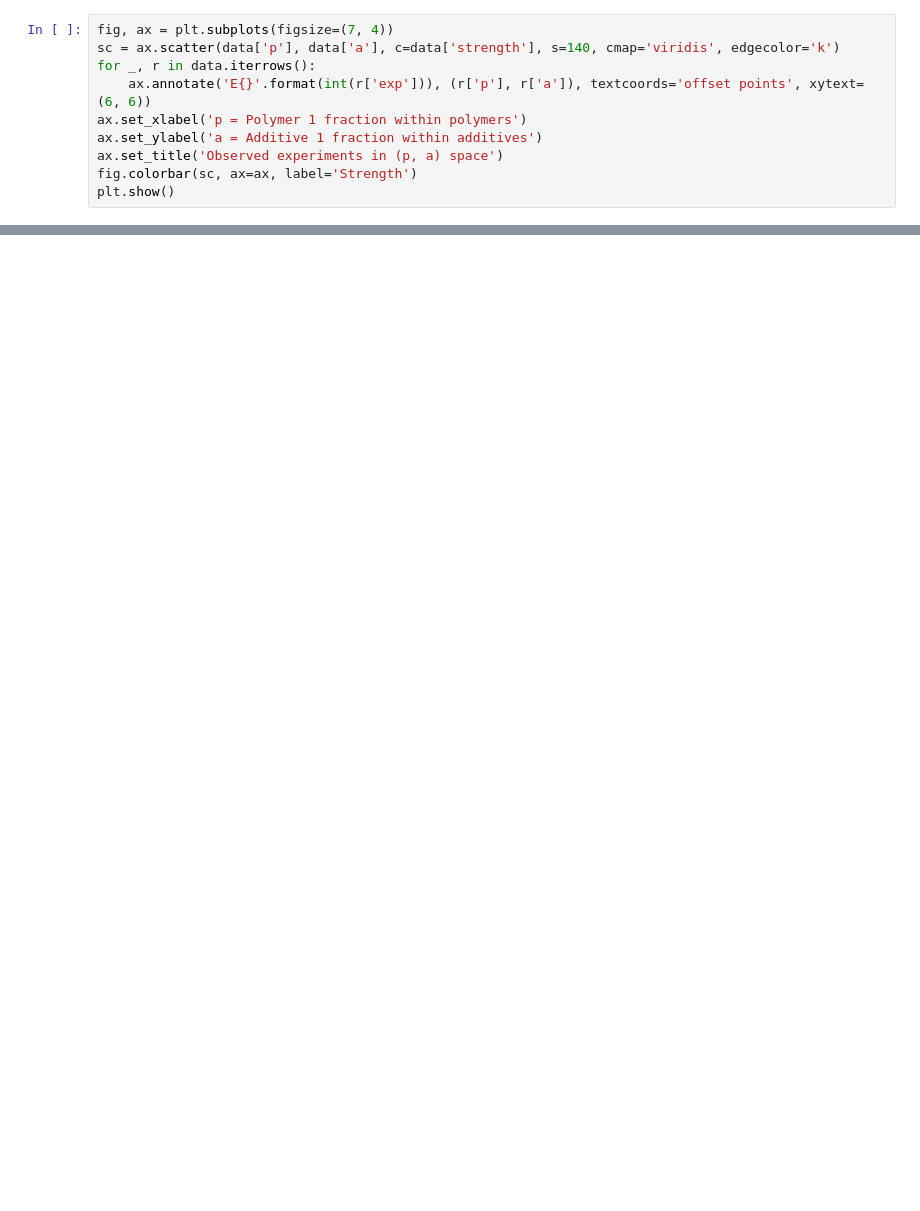
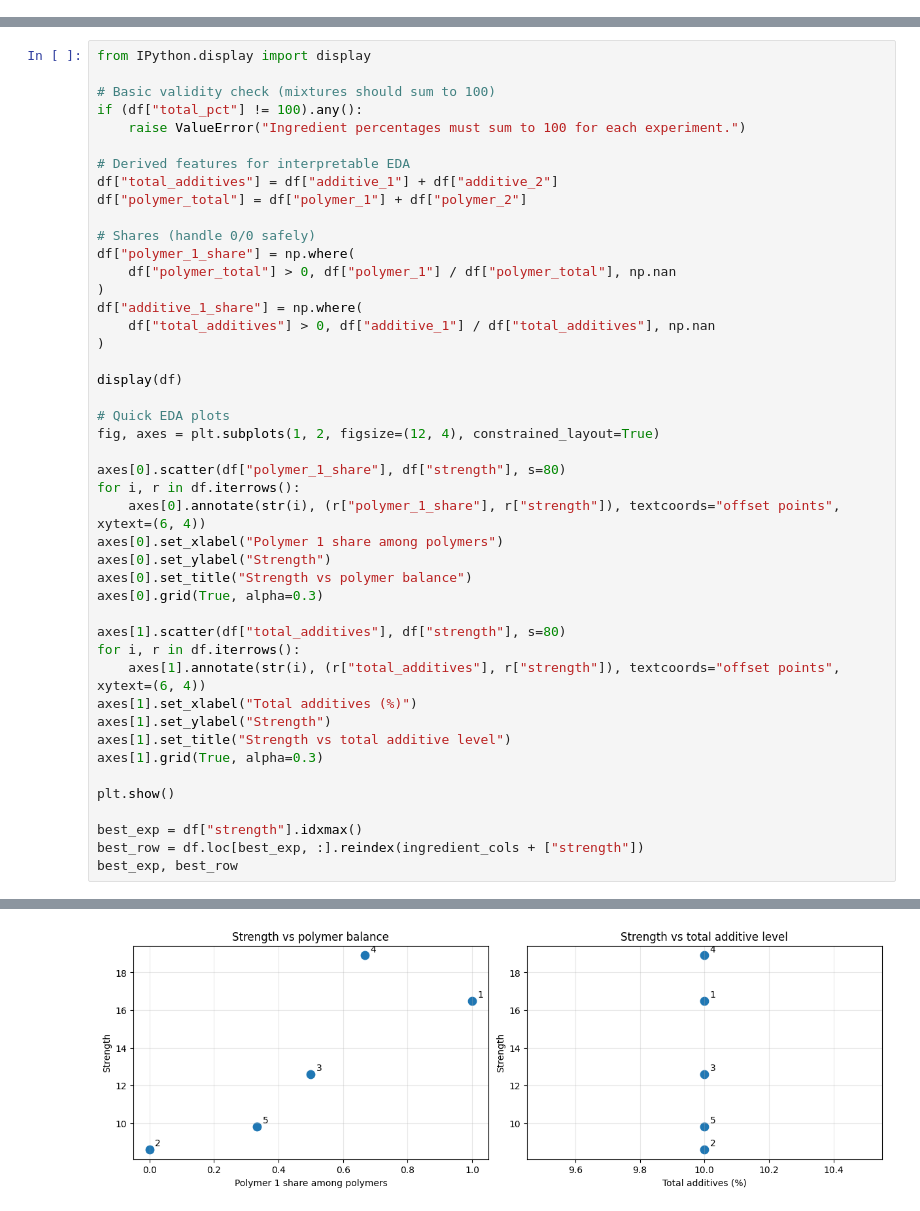
Before and after one commit to ajay-sai/Applied-Statistics, a Jupyter notebook: Hypothesis-Testing/01_Factorial_Design/solution.ipynb, the cells around one changed output, grey strips where cells are left out. Drawn from its saved outputs; the diff is of its cells as text; blank space fills up the shorter version.

```diff
--- a/Hypothesis-Testing/01_Factorial_Design/solution.ipynb
+++ b/Hypothesis-Testing/01_Factorial_Design/solution.ipynb
@@ -71,10 +48,0 @@ With only 5 runs, we should be careful about over-interpreting patterns. Still:
-# %%
-fig, ax = plt.subplots(figsize=(7, 4))
-sc = ax.scatter(data['p'], data['a'], c=data['strength'], s=140, cmap='viridis', edgecolor='k')
-for _, r in data.iterrows():
-    ax.annotate('E{}'.format(int(r['exp'])), (r['p'], r['a']), textcoords='offset points', xytext=(6, 6))
-ax.set_xlabel('p = Polymer 1 fraction within polymers')
-ax.set_ylabel('a = Additive 1 fraction within additives')
-ax.set_title('Observed experiments in (p, a) space')
-fig.colorbar(sc, ax=ax, label='Strength')
-plt.show()
@@ -215,0 +58,46 @@ $$\text{strength} = \beta_0 + \beta_p p + \beta_a a + \beta_{pa} (pa) + \varepsi
+# %%
+from IPython.display import display
+
+# Basic validity check (mixtures should sum to 100)
+if (df["total_pct"] != 100).any():
+    raise ValueError("Ingredient percentages must sum to 100 for each experiment.")
+
+# Derived features for interpretable EDA
+df["total_additives"] = df["additive_1"] + df["additive_2"]
+df["polymer_total"] = df["polymer_1"] + df["polymer_2"]
+
+# Shares (handle 0/0 safely)
+df["polymer_1_share"] = np.where(
+    df["polymer_total"] > 0, df["polymer_1"] / df["polymer_total"], np.nan
+)
+df["additive_1_share"] = np.where(
+    df["total_additives"] > 0, df["additive_1"] / df["total_additives"], np.nan
+)
+
+display(df)
+
+# Quick EDA plots
+fig, axes = plt.subplots(1, 2, figsize=(12, 4), constrained_layout=True)
+
+axes[0].scatter(df["polymer_1_share"], df["strength"], s=80)
+for i, r in df.iterrows():
+    axes[0].annotate(str(i), (r["polymer_1_share"], r["strength"]), textcoords="offset points", xytext=(6, 4))
+axes[0].set_xlabel("Polymer 1 share among polymers")
+axes[0].set_ylabel("Strength")
+axes[0].set_title("Strength vs polymer balance")
+axes[0].grid(True, alpha=0.3)
+
+axes[1].scatter(df["total_additives"], df["strength"], s=80)
+for i, r in df.iterrows():
+    axes[1].annotate(str(i), (r["total_additives"], r["strength"]), textcoords="offset points", xytext=(6, 4))
+axes[1].set_xlabel("Total additives (%)")
+axes[1].set_ylabel("Strength")
+axes[1].set_title("Strength vs total additive level")
+axes[1].grid(True, alpha=0.3)
+
+plt.show()
+
+best_exp = df["strength"].idxmax()
+best_row = df.loc[best_exp, :].reindex(ingredient_cols + ["strength"])
+best_exp, best_row
+# %% [output]
@@ -215,0 +111 @@ $$\text{strength} = \beta_0 + \beta_p p + \beta_a a + \beta_{pa} (pa) + \varepsi
+[figure, added]
```
Also changed, not shown: parts of 15 cells of this notebook.
